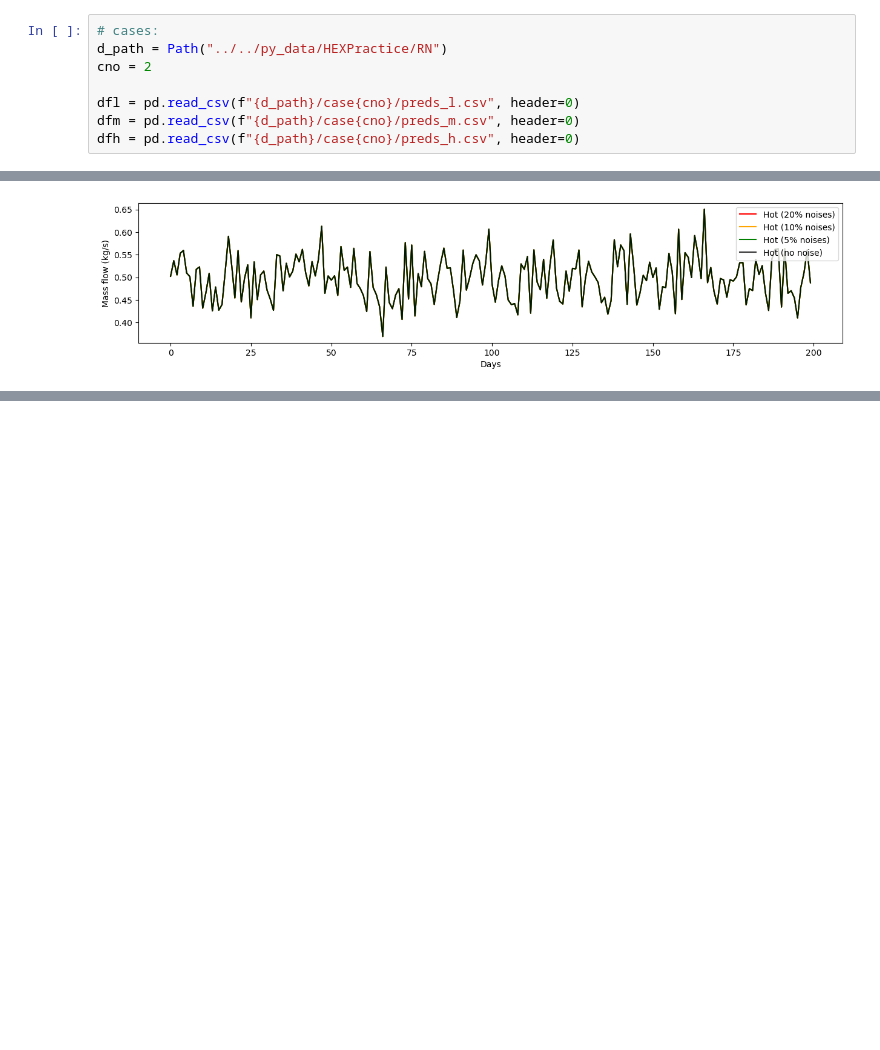
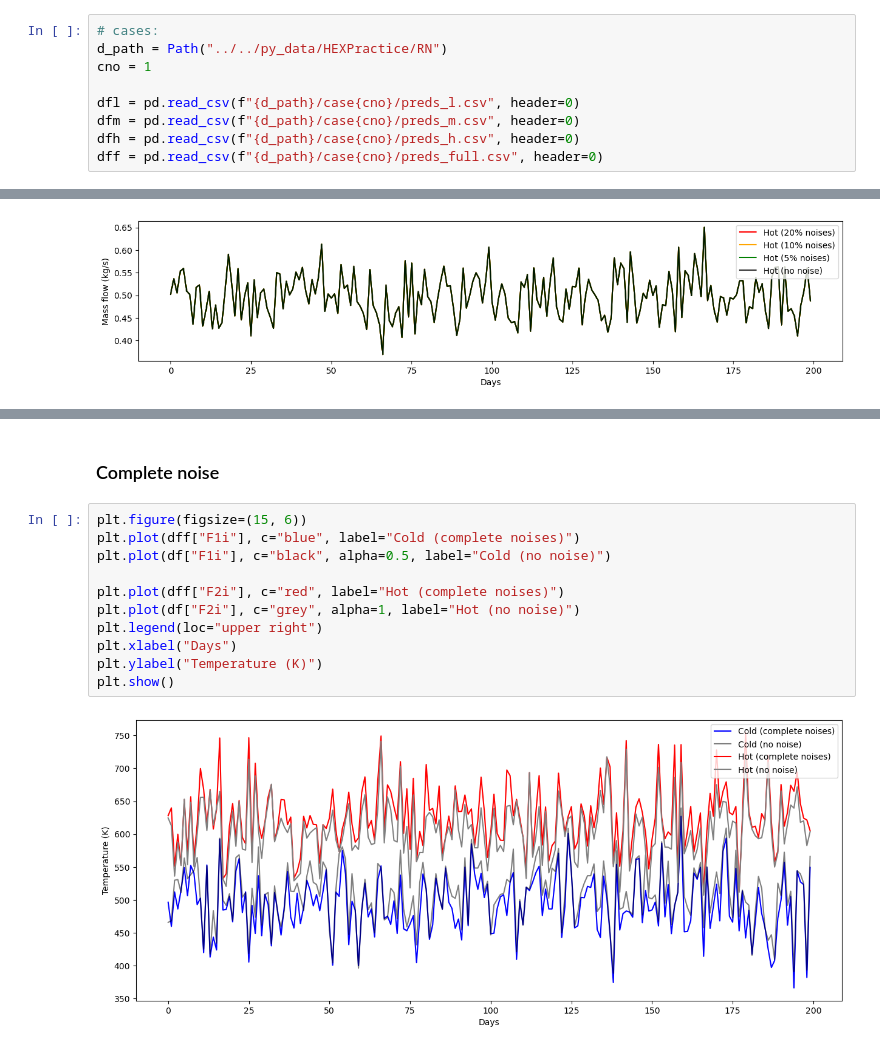
Before and after one commit to donglai-zhang/HEXpractice, a Jupyter notebook: REVisulisation.ipynb, the cells around one changed output, grey strips where cells are left out. Saved outputs shown, nothing was run; the diff lists cells and outputs as text; blank space fills up the shorter version.

Commit message:
Noises with full data.

```diff
--- a/REVisulisation.ipynb
+++ b/REVisulisation.ipynb
@@ -10,11 +10,12 @@ x = df["Day"]
 # %%
 # cases:
 d_path = Path("../../py_data/HEXPractice/RN")
-cno = 2
+cno = 1
 
 dfl = pd.read_csv(f"{d_path}/case{cno}/preds_l.csv", header=0)
 dfm = pd.read_csv(f"{d_path}/case{cno}/preds_m.csv", header=0)
 dfh = pd.read_csv(f"{d_path}/case{cno}/preds_h.csv", header=0)
+dff = pd.read_csv(f"{d_path}/case{cno}/preds_full.csv", header=0)
 # %%
 plt.figure(figsize=(15, 3))
 plt.plot(dfh["F1i"], c="red", label="Cold (20% noises)")
@@ -119,0 +135,15 @@ plt.show()
+# %% [markdown]
+### Complete noise
+# %%
+plt.figure(figsize=(15, 6))
+plt.plot(dff["F1i"], c="blue", label="Cold (complete noises)")
+plt.plot(df["F1i"], c="black", alpha=0.5, label="Cold (no noise)")
+
+plt.plot(dff["F2i"], c="red", label="Hot (complete noises)")
+plt.plot(df["F2i"], c="grey", alpha=1, label="Hot (no noise)")
+plt.legend(loc="upper right")
+plt.xlabel("Days")
+plt.ylabel("Temperature (K)")
+plt.show()
+# %% [output]
+[figure, added]
```
Also changed, not shown: parts of 10 cells of this notebook, 8 other files.
